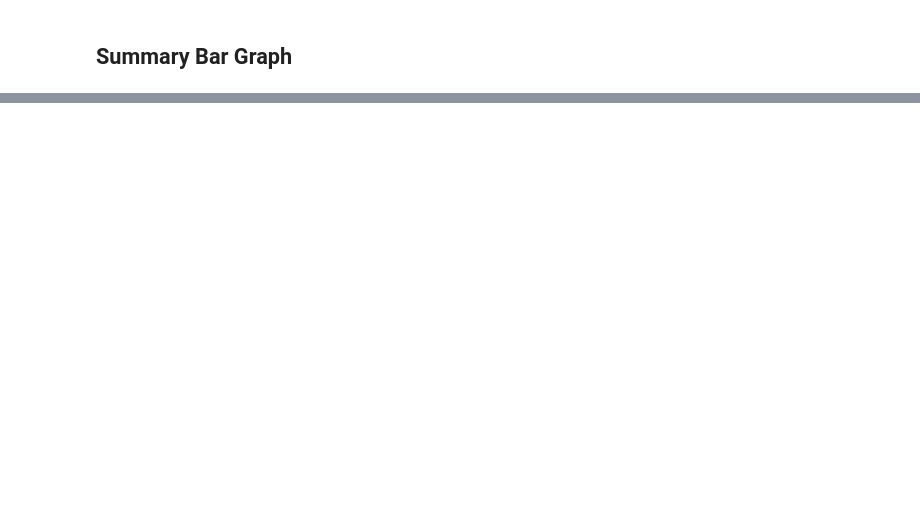
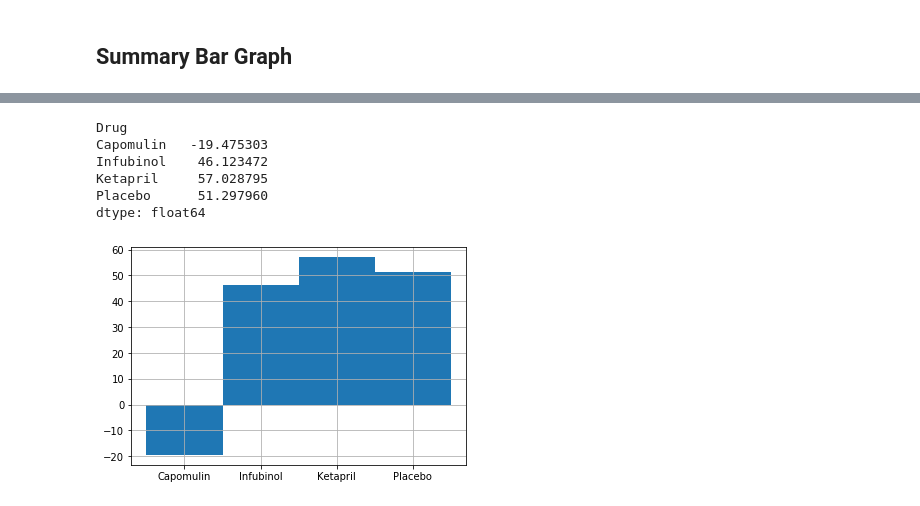
Before and after one commit to ltbird259/matplotlib-challenge, a Jupyter notebook: Homework/Instructions/Pymaceuticals/pymaceuticals_starter.ipynb, the cells around one changed output, grey strips where cells are left out. Saved outputs shown, nothing was run; the diff lists cells and outputs as text; code cells hidden in the pictures; blank space fills up the shorter version.

```diff
--- a/Homework/Instructions/Pymaceuticals/pymaceuticals_starter.ipynb
+++ b/Homework/Instructions/Pymaceuticals/pymaceuticals_starter.ipynb
@@ -248,5 +306,10 @@ plt.show()
 ## Summary Bar Graph
 # %%
 # Calculate the percent changes for each drug
-
+begining = newdata.iloc[0]
+begining
+end = newdata.iloc[9]
+end
+percent = (end - begining)*100 / begining
+percent
 # Display the data to confirm
@@ -267,23 +329,45 @@ dtype: float64
+# %%
+percentmeasured = percent[drugsmeasured]
+percentmeasured
+# %% [output]
+Drug
+Capomulin   -19.475303
+Infubinol    46.123472
+Ketapril     57.028795
+Placebo      51.297960
+dtype: float64
 # %%
 # Store all Relevant Percent Changes into a Tuple
 
+# Splice the data between passing and failing drugs
 
-# Splice the data between passing and failing drugs
+gain = []
+loss = []
+for x in percent:
+    if x > 0:
+        gain.append(x)
+    else:
+        loss.append(x)
 
 
 # Orient widths. Add labels, tick marks, etc.
-
-
+fig, plot4 = plt.subplots()
+#plot4.title('Tumor percent change')
+#plot4.ylabel('Percent tumor change')
+#plot4.xlabel('Drug name')
+plot4.grid()
 # Use functions to label the percentages of changes
 
 
 # Call functions to implement the function calls
-
+plot4.bar(drugsmeasured, percentmeasured, width=1)
 
 # Save the Figure
 
 
 # Show the Figure
 fig.show()
+# %% [output]
+[figure, added]
 # %% [markdown]
 ![Metastatic Spread During Treatment](../Images/change.png)
```
Also changed, not shown: parts of 15 cells of this notebook, 2 other files.
